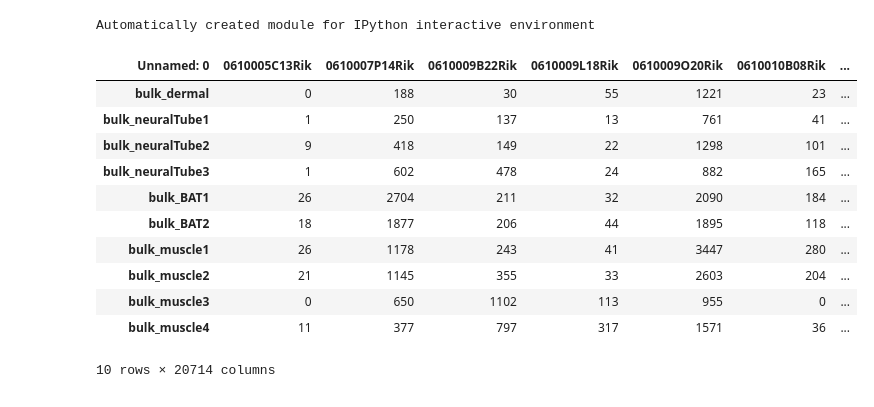
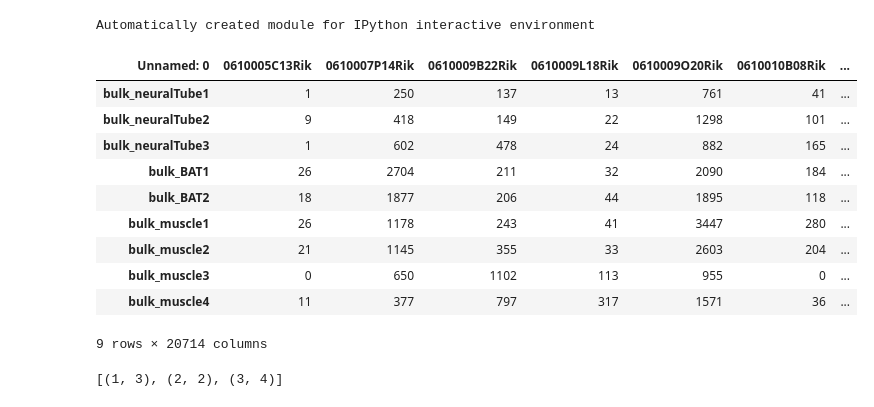
Before and after one commit to MarShin/single-cell_RNA, a Jupyter notebook: bootstrap-data.ipynb, the cells around one changed output. Saved outputs shown, nothing was run; the diff lists cells and outputs as text; code cells hidden in the pictures.

```diff
--- a/bootstrap-data.ipynb
+++ b/bootstrap-data.ipynb
@@ -46,14 +46,17 @@ def plot_decision_function(X, y, clf, ax):
 # %%
 df_raw = pd.read_csv('data/gcountBulk2.csv')
 df = df_raw.iloc[:,145:].transpose()
 
 gene_name = df_raw.iloc[:,0]
 df.columns = gene_name
 df['label'] = [0,1,1,1,2,2,3,3,3,3]
+
+# drop all dermal as only 1 raw sample given
+df = df[df.label != 0]
 display(df)
+print(sorted(Counter(df.label).items()))
 # %% [output]
 | Unnamed: 0 | 0610005C13Rik | 0610007P14Rik | 0610009B22Rik | 0610009L18Rik | 0610009O20Rik | 0610010B08Rik | ... |
-| bulk_dermal | 0 | 188 | 30 | 55 | 1221 | 23 | ... |
 | bulk_neuralTube1 | 1 | 250 | 137 | 13 | 761 | 41 | ... |
 | bulk_neuralTube2 | 9 | 418 | 149 | 22 | 1298 | 101 | ... |
 | bulk_neuralTube3 | 1 | 602 | 478 | 24 | 882 | 165 | ... |
@@ -63,4 +66,5 @@ display(df)
 | bulk_muscle2 | 21 | 1145 | 355 | 33 | 2603 | 204 | ... |
 | bulk_muscle3 | 0 | 650 | 1102 | 113 | 955 | 0 | ... |
 | bulk_muscle4 | 11 | 377 | 797 | 317 | 1571 | 36 | ... |
-10 rows × 20714 columns
+9 rows × 20714 columns
+[(1, 3), (2, 2), (3, 4)]
```
Also changed, not shown: parts of 14 cells of this notebook, 4 other files.
